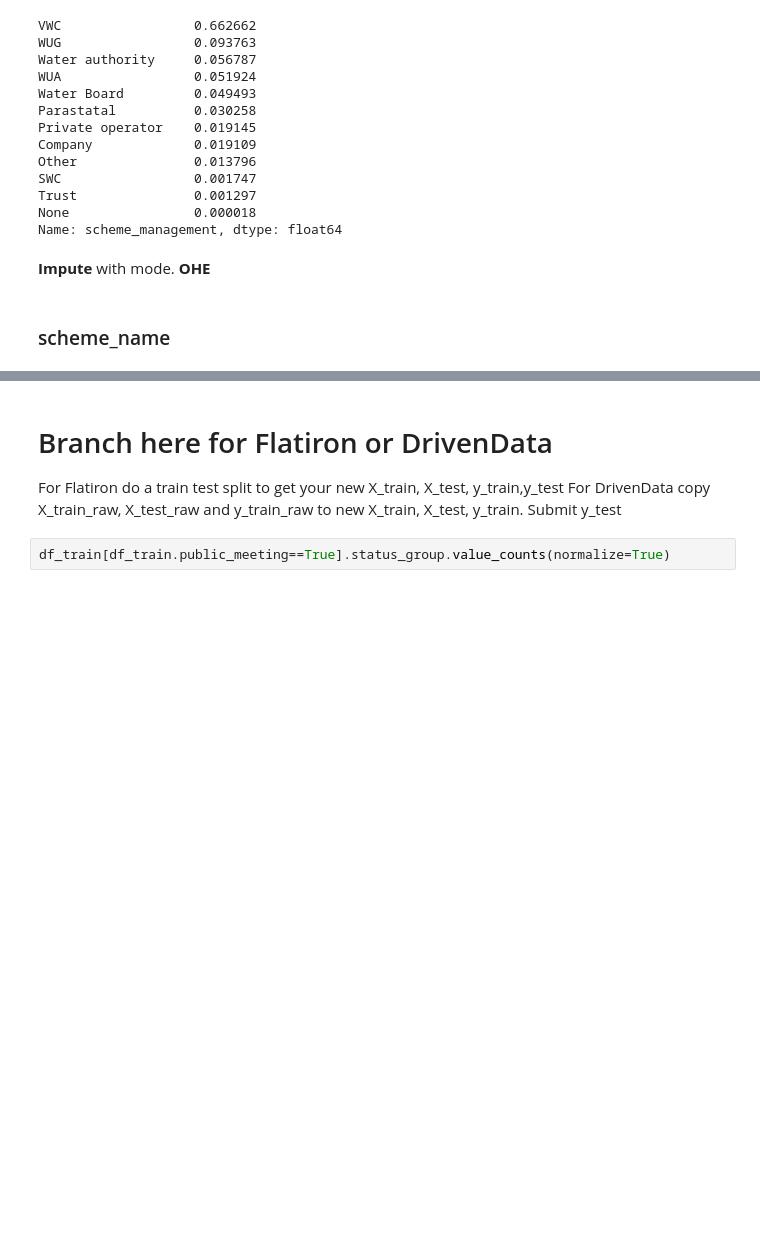
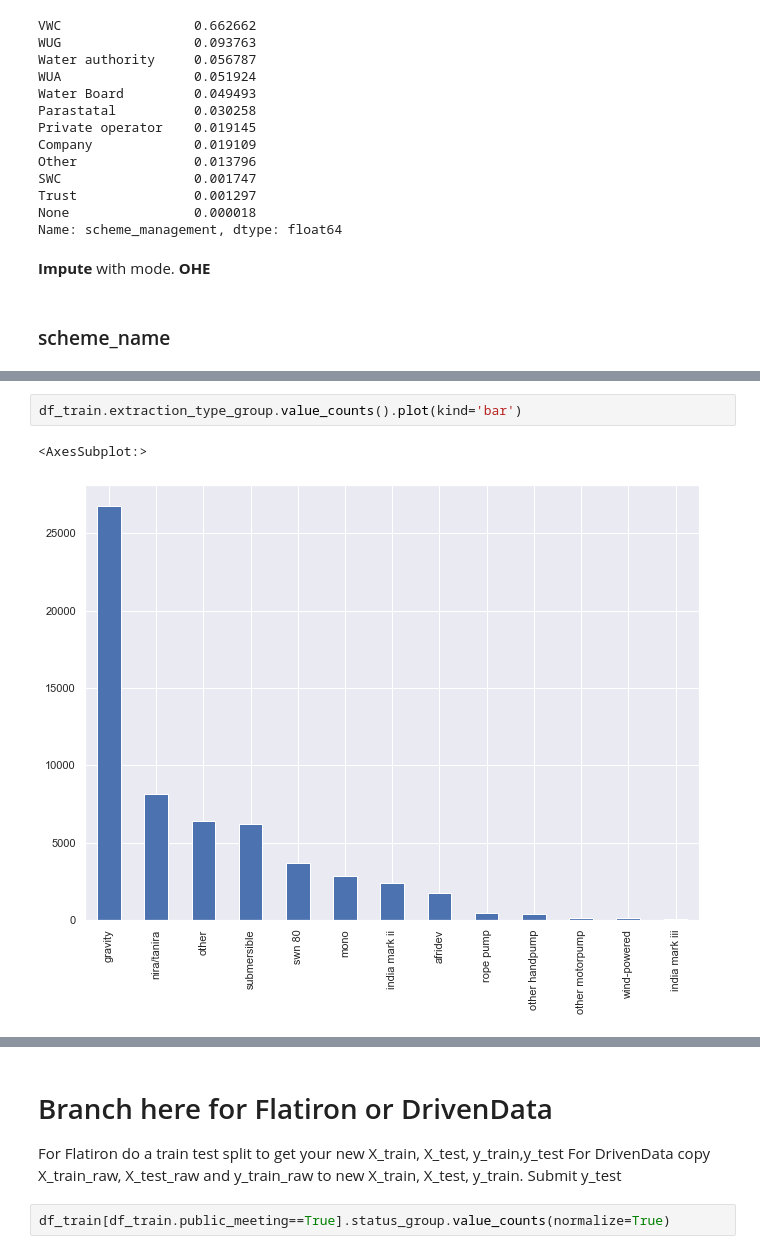
Before and after one commit to ssaeed85/dsc-ph3-TanzaniaWaterWell, a Jupyter notebook: Notebook_DrivenData.ipynb, the cells around one changed output, grey strips where cells are left out. Drawn from its saved outputs; the diff is of its cells as text; blank space fills up the shorter version.

```diff
--- a/Notebook_DrivenData.ipynb
+++ b/Notebook_DrivenData.ipynb
@@ -510,0 +644,5 @@ Name: scheme_management, dtype: float64
+# %%
+df_train.extraction_type_group.value_counts().plot(kind='bar')
+# %% [output]
+<AxesSubplot:>
+[figure, added]
```
Also changed, not shown: parts of 55 cells of this notebook.
